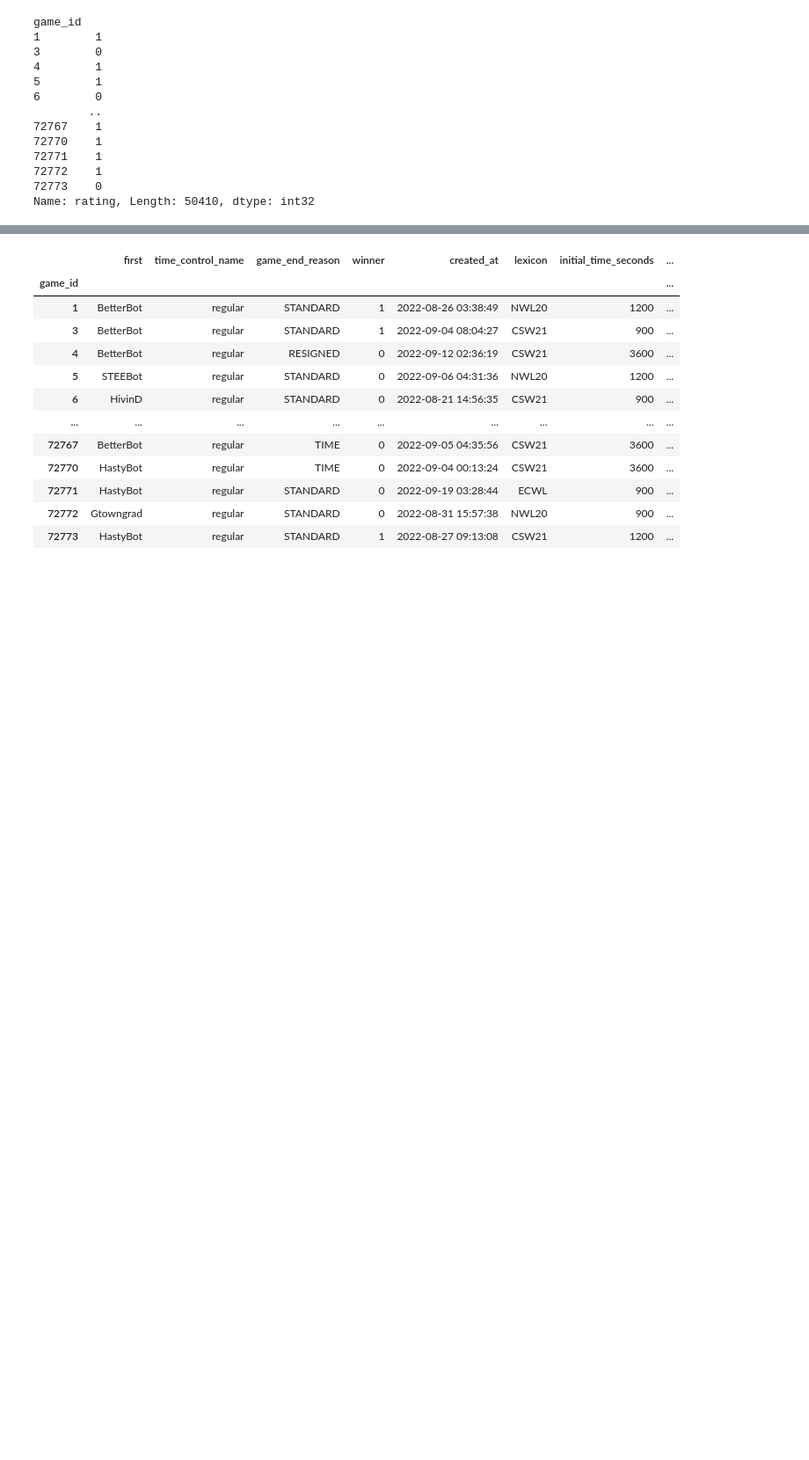
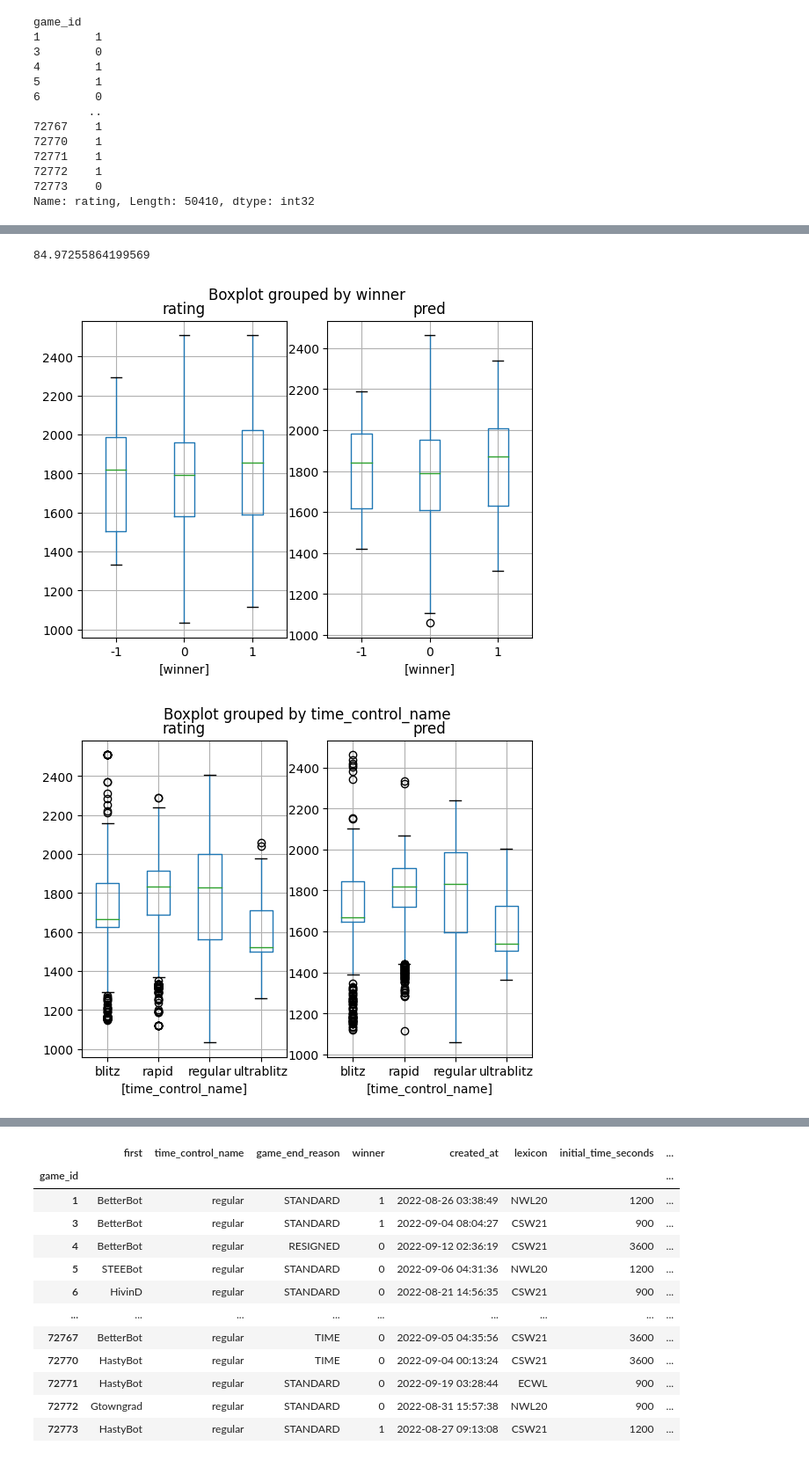
Before and after one commit to CatGuy1300/scrabble, a Jupyter notebook: notebooks/false_analasis.ipynb, the cells around one changed output, grey strips where cells are left out. Shown at 88% size. Saved outputs shown, nothing was run; the diff lists cells and outputs as text; code cells hidden in the pictures; blank space fills up the shorter version.

```diff
--- a/notebooks/false_analasis.ipynb
+++ b/notebooks/false_analasis.ipynb
@@ -212,0 +417,14 @@ Name: rating, Length: 50410, dtype: int32
+# %%
+mean_squared_error(n_ratings, new_prediction, squared=False)
+# %% [output]
+84.97255864199569
+# %%
+# fig, axes = plt.subplots(len(cats), 3)
+# mask = (data['rating'] < 1600) & (data['rating'] > 1400)
+for i, check in enumerate(cats):
+    fig, axes = plt.subplots(nrows=1, ncols=2)
+    data[[check, 'rating']].boxplot(by=check, ax=axes[0])
+    data[[check, 'pred']].boxplot(by=check, ax=axes[1])
+# %% [output]
+[figure, added]
+[figure, added]
```
Also changed, not shown: parts of 31 cells of this notebook, 1 other file.
